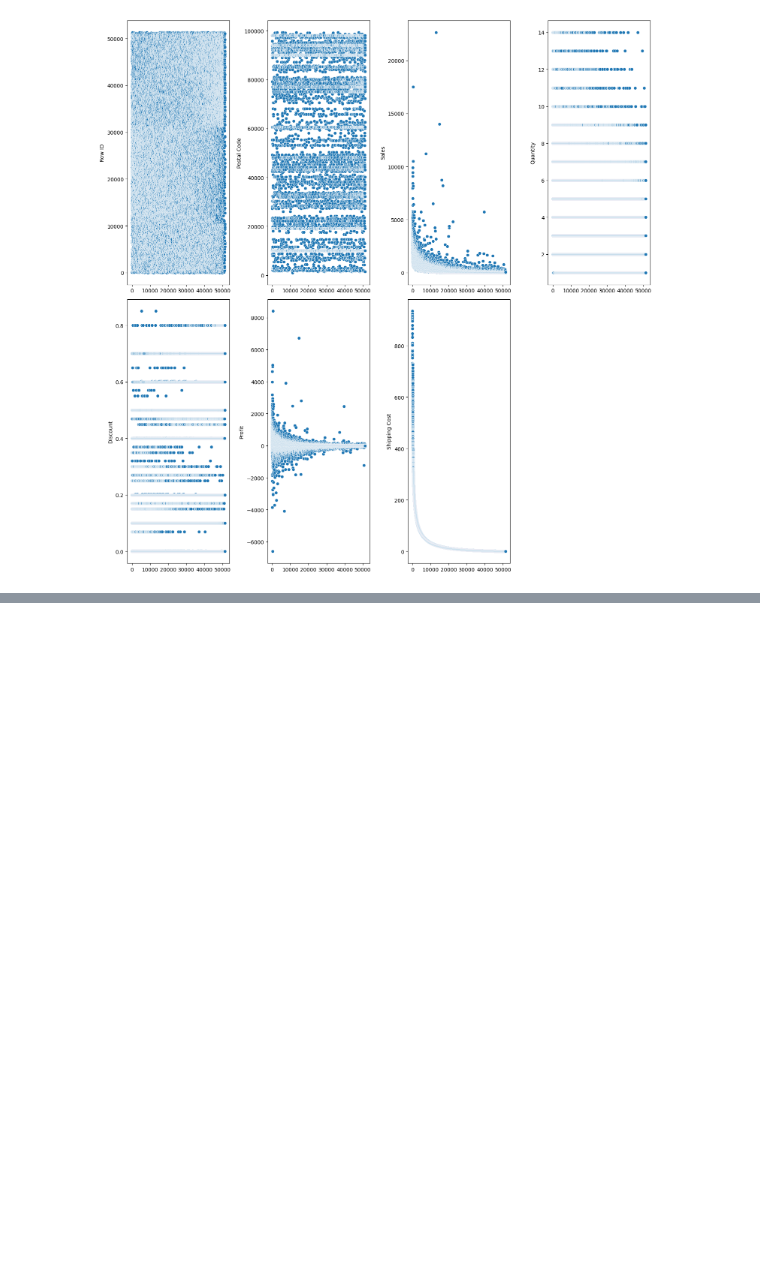
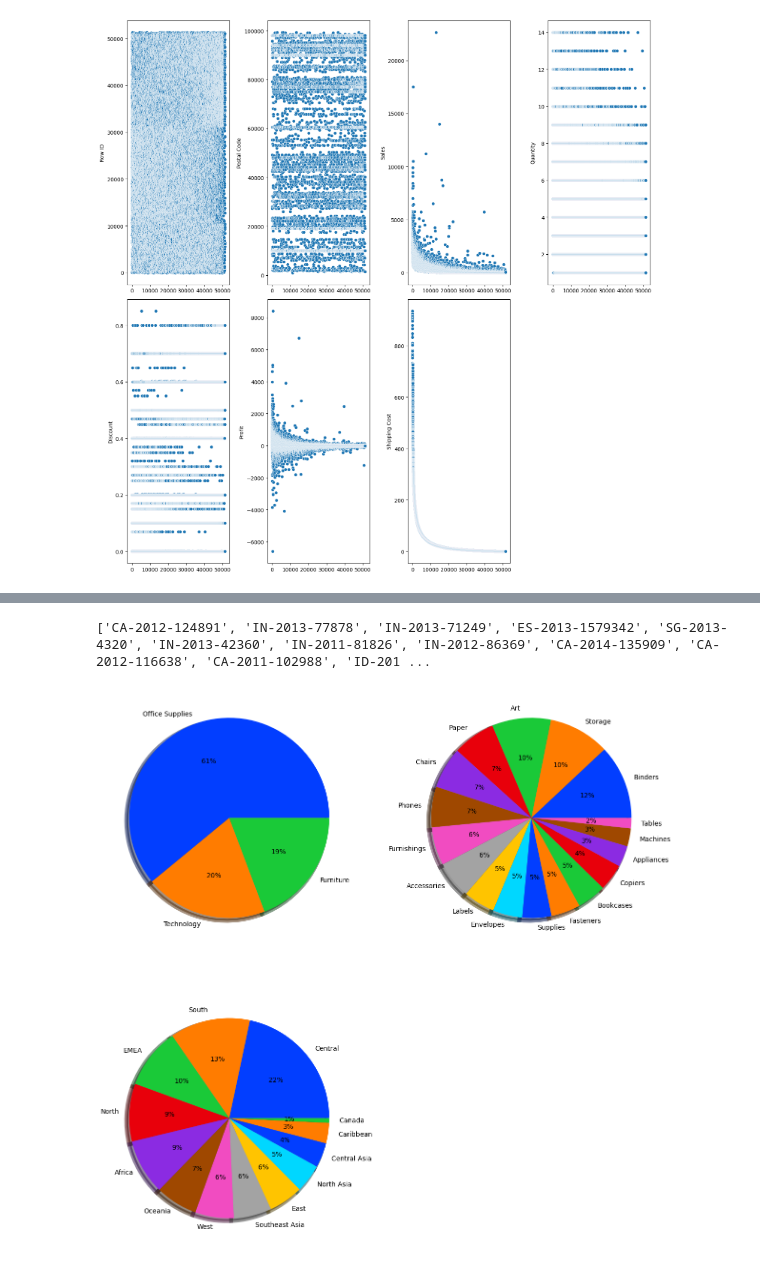
Before and after one commit to Leoga93/sistema-recomendaci-n, a Jupyter notebook: notebooks/01_data_exploration.ipynb, the cells around one changed output, grey strips where cells are left out. Drawn from its saved outputs; the diff is of its cells as text; code cells hidden in the pictures; blank space fills up the shorter version.

```diff
--- a/notebooks/01_data_exploration.ipynb
+++ b/notebooks/01_data_exploration.ipynb
@@ -252,0 +263,2 @@ plt.show()
+# %%
+variables_categoricas = data.select_dtypes(['object'])
@@ -253 +276,37 @@ plt.show()
+# %%
+for col in variables_categoricas.columns:
+    val_uni = data[col].unique().tolist()
+    print(val_uni)
+# %% [output]
+['CA-2012-124891', 'IN-2013-77878', 'IN-2013-71249', 'ES-2013-1579342', 'SG-2013-4320', 'IN-2013-42360', 'IN-2011-81826', 'IN-2012-86369', 'CA-2014-135909', 'CA-2012-116638', 'CA-2011-102988', 'ID-201 ...
+# %%
+rows = 2
+cols = 2
+
+fig, ax = plt.subplots(rows, cols, figsize=(15, 15))
+ax = ax.flatten()
+
+categorias = ["Category", "Sub-Category", "Region"]
+colors = sns.color_palette("bright")
+
+for i, col in enumerate(categorias):
+    ax[i].pie(data[col].value_counts().tolist(),
+              labels=data[col].value_counts().index,
+              colors=colors,
+              autopct="%0.0f%%", # Cadena de formato que específica cómo mostrar los valores
+              shadow="True",
+              #startangle=90,
+              #textprops={"color": "Green", "fontsize": 16},
+              wedgeprops={"linewidth": 6},
+              #frame="true",
+              center=(0.1, 0.1),
+              #rotatelabels="true"
+            )
+
+for j in range(len(categorias), len(ax)):
+  ax[j].set_visible(False)
+
+plt.show()
+# %% [output]
+[figure, added]
 # %% [markdown]
```
Also changed, not shown: parts of 32 cells of this notebook, 1 other file.
